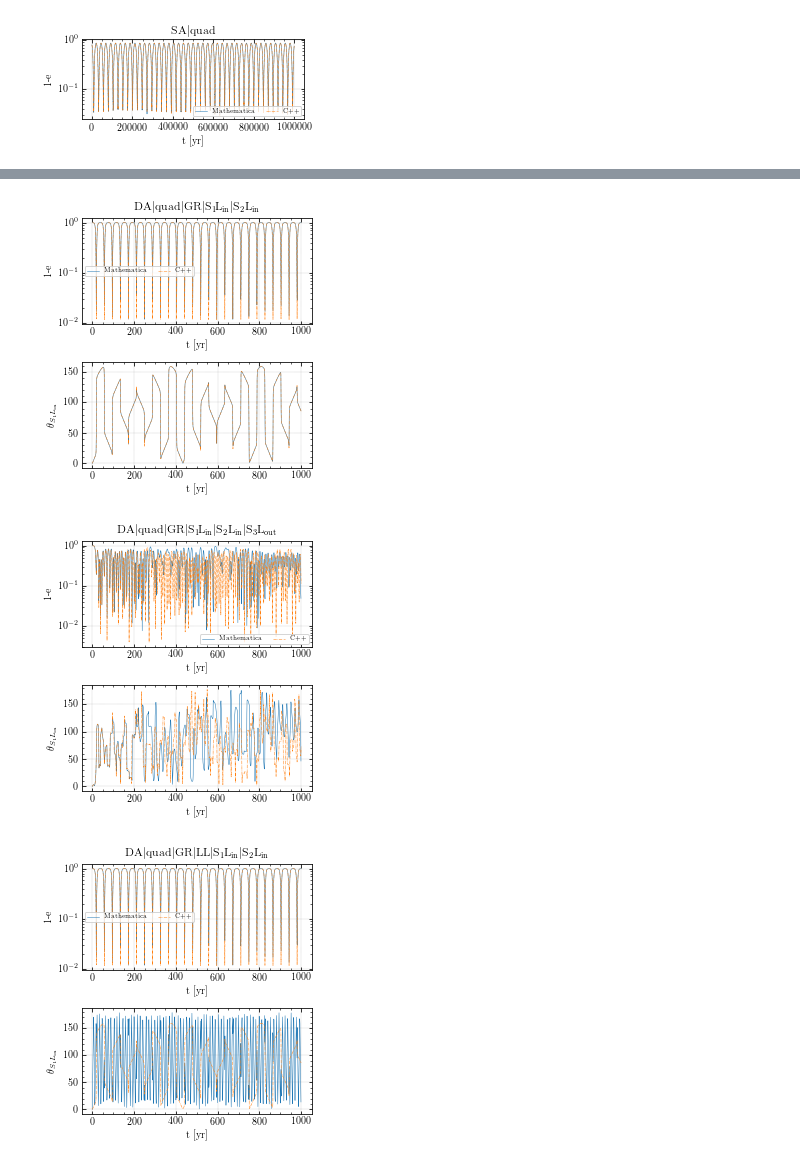
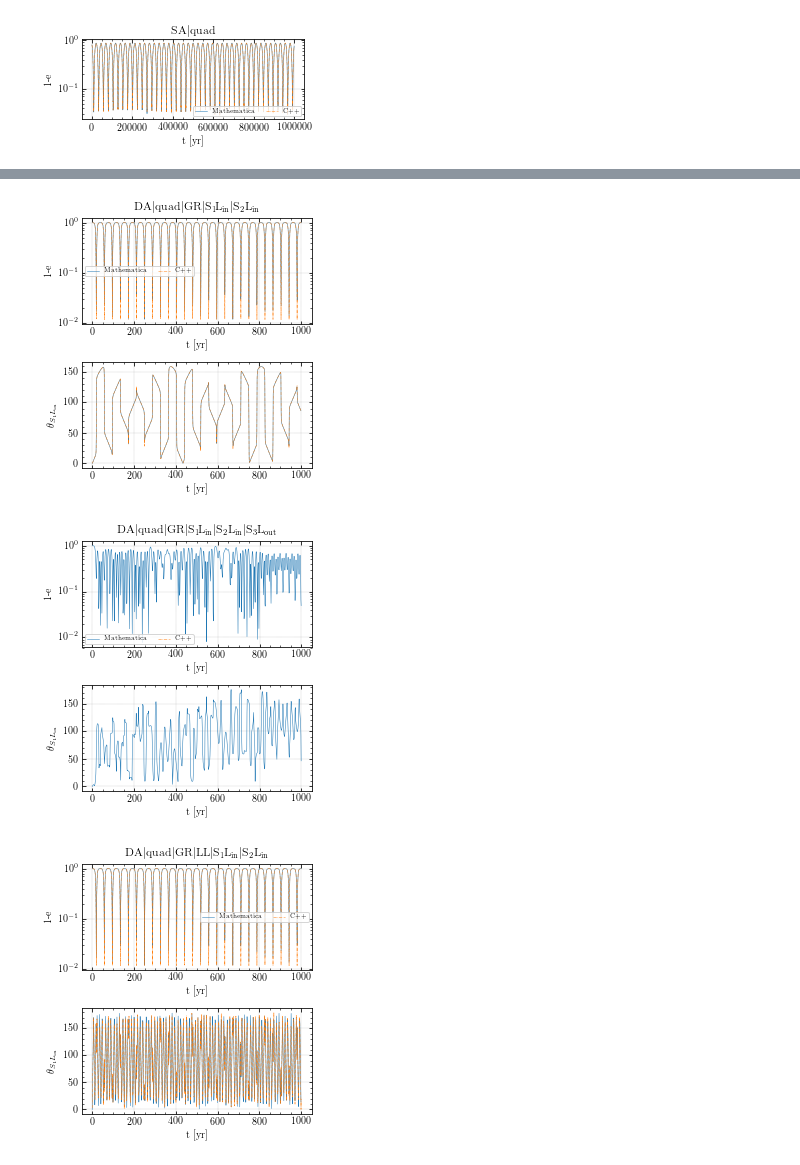
Before and after one commit to YihanWangAstro/Secular, a Jupyter notebook: draw_compare.ipynb, the cells around one changed output, grey strips where cells are left out. Cells and saved outputs as stored; diff of their text form; code cells hidden in the pictures.

```diff
--- a/draw_compare.ipynb
+++ b/draw_compare.ipynb
@@ -126,7 +126,7 @@ def load_title(name):
 
     return title
 # %%
-path='static/'
+path='test/'
 seq = np.arange(13)+1
 #seq = [14, 15, 16, 17, 18, 19]
 title= load_title(path+"log.txt")
@@ -141 +141 @@ for i in seq:
-[figure, old version]
+[figure, new version]
@@ -148,3 +148,3 @@ for i in seq:
-[figure, old version]
+[figure, new version]
-[figure, old version]
+[figure, new version]
-[figure, old version]
+[figure, new version]
```
Also changed, not shown: parts of 1 cell of this notebook, 6 other files.
